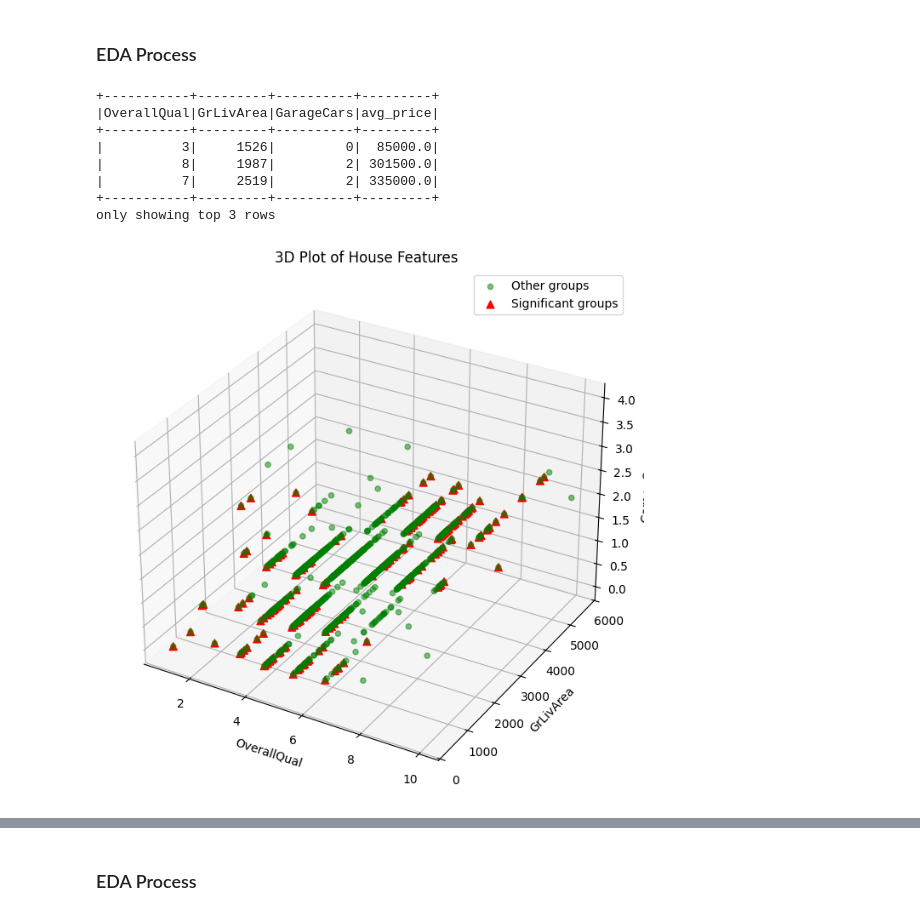
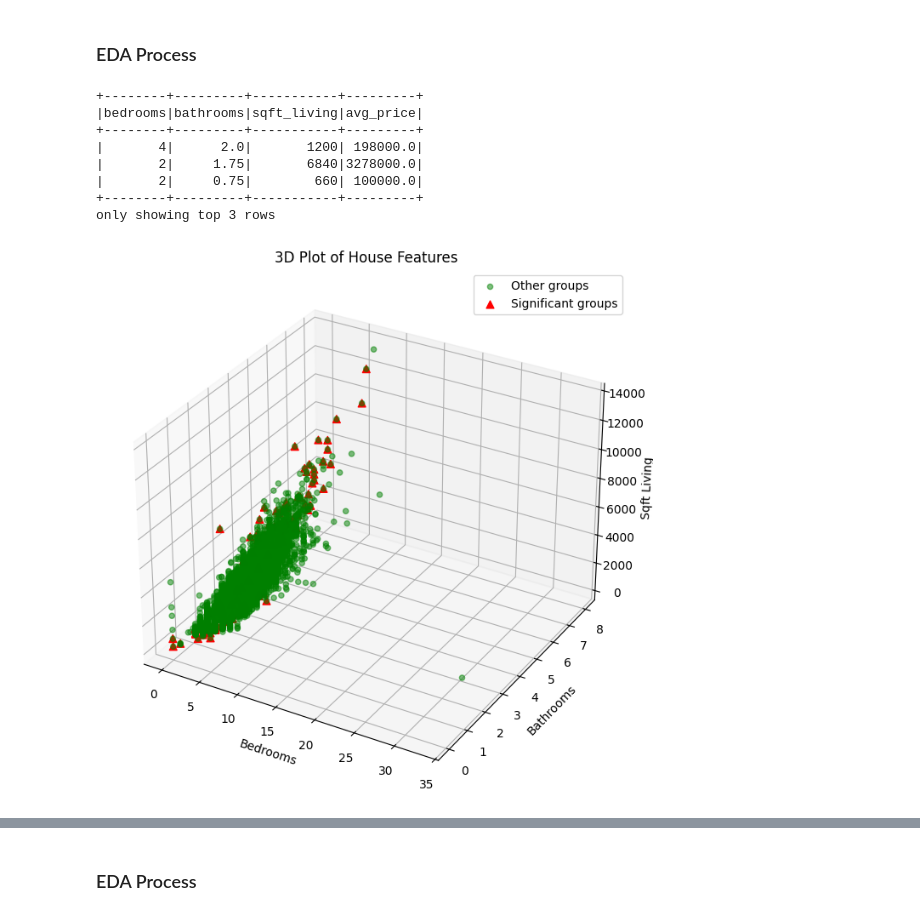
Before and after one commit to zhsh9/HKU7305-A4, a Jupyter notebook: report.ipynb, the cells around one changed output, grey strips where cells are left out. Saved outputs shown, nothing was run; the diff lists cells and outputs as text; code cells hidden in the pictures.

```diff
--- a/report.ipynb
+++ b/report.ipynb
@@ -26,13 +28,13 @@ from pyspark.sql.window import Window
 # Config to suppress warning
 import warnings
 warnings.filterwarnings("ignore")
-os.environ['SPARK_LOCAL_IP'] = 'your_local_ip'
+os.environ['SPARK_LOCAL_IP'] = '192.168.0.106'
 RUNNING = 'local' # 'online'
 
 # Prepare dataset, paths
 if RUNNING == 'local':
     cur_dir = os.getcwd()
-    data_path = os.path.join(cur_dir, 'house-prices.csv')
+    data_path = os.path.join(cur_dir, 'kc_house_data.csv')
     output_dir = os.path.join(cur_dir, 'output')
     chart_outputs = [
         os.path.join(output_dir, f'c{i}.png') for i in range(1, 5)
@@ -118,62 +125,63 @@ root
 ### EDA Process
 # %%
 # Select relevant features and target variable
-selected_df = df.select('OverallQual', 'GrLivArea', 'GarageCars', 'SalePrice')
+selected_df = df.select('bedrooms', 'bathrooms', 'sqft_living', 'price')
 
 # Group by multiple features and calculate average house price
-grouped_df = selected_df.groupBy('OverallQual', 'GrLivArea', 'GarageCars').agg(avg('SalePrice').alias('avg_price'))
+grouped_df = selected_df.groupBy('bedrooms', 'bathrooms', 'sqft_living').agg(avg('price').alias('avg_price'))
 
 # Calculate 0.01 and 0.99 quantiles for avg_price
-THRESHOLD_SMALL_PERC = 0.10
-THRESHOLD_LARGE_PERC = 0.90
+THRESHOLD_SMALL_PERC = 0.01
+THRESHOLD_LARGE_PERC = 0.99
 RELATIVE_ERROR = 0.0001
 quantiles = grouped_df.approxQuantile('avg_price', [THRESHOLD_SMALL_PERC, THRESHOLD_LARGE_PERC], RELATIVE_ERROR)
 threshold_small, threshold_large = quantiles
 
 # Filter groups where average price is in the bottom 1% or top 1%
 significant_groups_df = grouped_df.filter((col('avg_price') <= threshold_small) |
-                                       (col('avg_price') >= threshold_large))
+                                          (col('avg_price') >= threshold_large))
 significant_groups_df.show(n=3)
 
 # Save the results
 significant_groups_df.coalesce(1).write.csv(question_outputs[0], header=True, mode='overwrite', sep=',')
 # %% [output]
-+-----------+---------+----------+---------+
-|OverallQual|GrLivArea|GarageCars|avg_price|
-+-----------+---------+----------+---------+
-|          3|     1526|         0|  85000.0|
-|          8|     1987|         2| 301500.0|
-|          7|     2519|         2| 335000.0|
-+-----------+---------+----------+---------+
++--------+---------+-----------+---------+
+|bedrooms|bathrooms|sqft_living|avg_price|
++--------+---------+-----------+---------+
+|       4|      2.0|       1200| 198000.0|
+|       2|     1.75|       6840|3278000.0|
+|       2|     0.75|        660| 100000.0|
++--------+---------+-----------+---------+
 only showing top 3 rows
 # %%
 if RUNNING == 'local':
     # Convert Spark DataFrames to Pandas DataFrames
     all_groups = grouped_df.toPandas()
     significant_groups = significant_groups_df.toPandas()
 
     # Create a 3D plot
     fig = plt.figure(figsize=(12, 8))  # Adjust the figure size
     ax = fig.add_subplot(111, projection='3d')
 
     # Plot all data points (green, smaller, more transparent)
-    ax.scatter(all_groups['OverallQual'], all_groups['GrLivArea'], all_groups['GarageCars'],
-            c='g', marker='o', s=20, alpha=0.5, label='Other groups')
+    ax.scatter(all_groups['bedrooms'], all_groups['bathrooms'], all_groups['sqft_living'],
+               c='g', marker='o', s=20, alpha=0.5, label='Other groups')
+
     # Plot significant data points (red, larger, less transparent)
-    ax.scatter(significant_groups['OverallQual'], significant_groups['GrLivArea'], significant_groups['GarageCars'],
-            c='r', marker='^', s=40, alpha=1.0, label='Significant groups')
+    ax.scatter(significant_groups['bedrooms'], significant_groups['bathrooms'], significant_groups['sqft_living'],
+               c='r', marker='^', s=40, alpha=1.0, label='Significant groups')
 
     # Set labels
-    ax.set_xlabel('OverallQual')
-    ax.set_ylabel('GrLivArea')
-    ax.set_zlabel('GarageCars')
+    ax.set_xlabel('Bedrooms')
+    ax.set_ylabel('Bathrooms')
+    ax.set_zlabel('Sqft Living')
     ax.set_title('3D Plot of House Features')
     # Display legend
     ax.legend()
 
     # Show plot
     plt.show()
     # Save the plot
     fig.savefig(chart_outputs[0])
 # %% [output]
-[figure, old version]
+[figure, new version]
```
Also changed, not shown: parts of 32 cells of this notebook, 25 other files.
